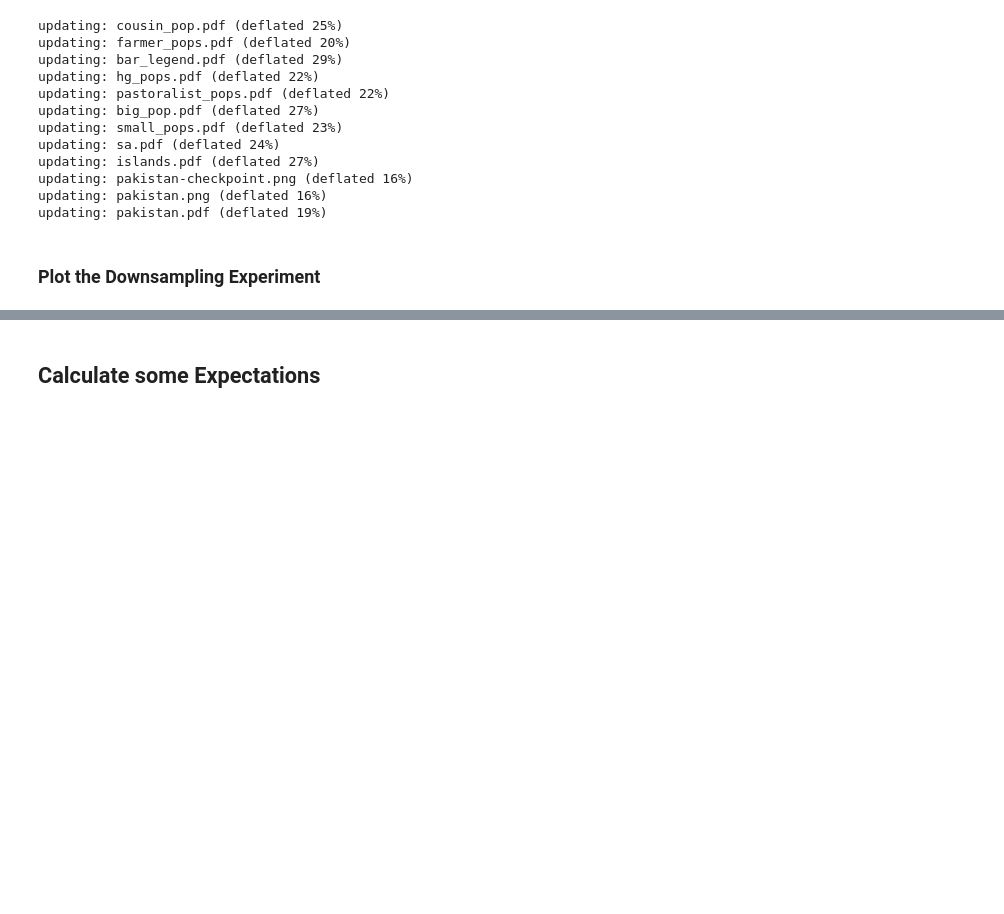
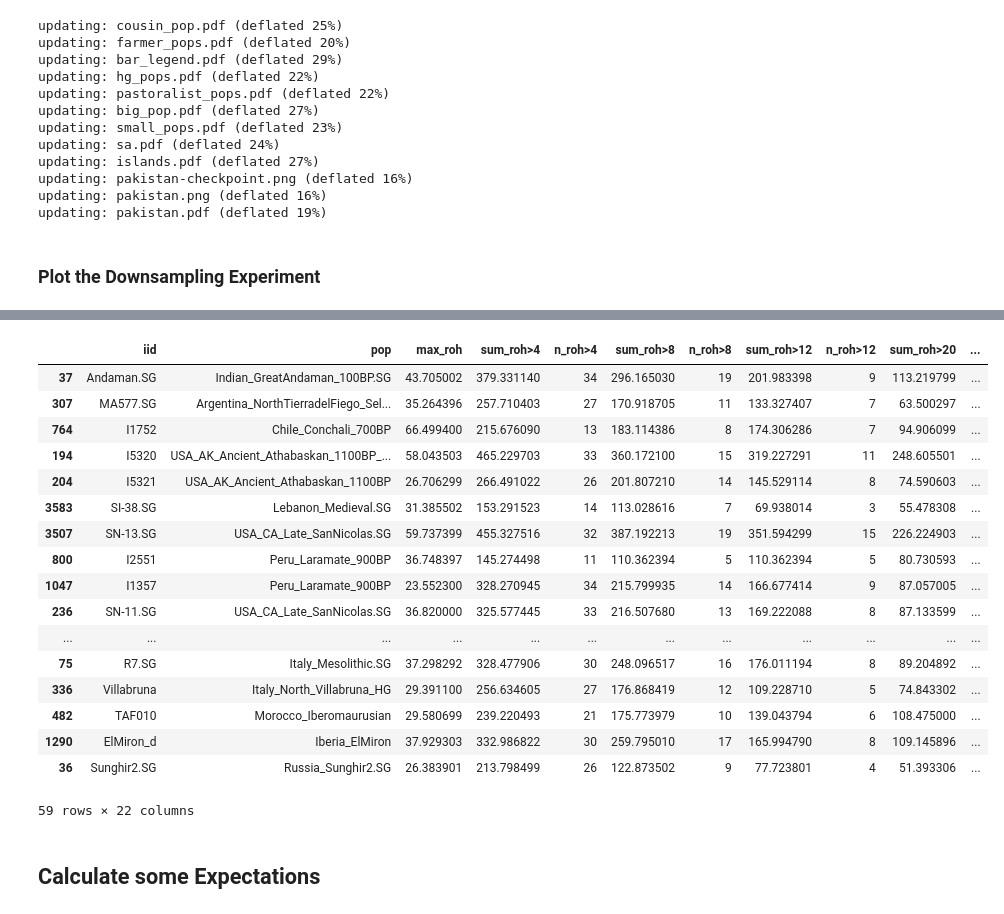
Before and after one commit to hringbauer/hapROH, a Jupyter notebook: Notebooks/Figures/plot_bar_ROH.ipynb, the cells around one changed output, grey strips where cells are left out. Cells and saved outputs as stored; diff of their text form; code cells hidden in the pictures; blank space fills up the shorter version.

```diff
--- a/Notebooks/Figures/plot_bar_ROH.ipynb
+++ b/Notebooks/Figures/plot_bar_ROH.ipynb
@@ -614,3 +639,24 @@ Saved figure to ./figures/manuscript/supplement/downsampling_sa/us_ishim_bars.pn
+# %%
+df1.sort_values(by="age")
+# %% [output]
+|  | iid | pop | max_roh | sum_roh>4 | n_roh>4 | sum_roh>8 | n_roh>8 | sum_roh>12 | n_roh>12 | sum_roh>20 | ... |
+| 37 | Andaman.SG | Indian_GreatAndaman_100BP.SG | 43.705002 | 379.331140 | 34 | 296.165030 | 19 | 201.983398 | 9 | 113.219799 | ... |
+| 307 | MA577.SG | Argentina_NorthTierradelFiego_Sel... | 35.264396 | 257.710403 | 27 | 170.918705 | 11 | 133.327407 | 7 | 63.500297 | ... |
+| 764 | I1752 | Chile_Conchali_700BP | 66.499400 | 215.676090 | 13 | 183.114386 | 8 | 174.306286 | 7 | 94.906099 | ... |
+| 194 | I5320 | USA_AK_Ancient_Athabaskan_1100BP_... | 58.043503 | 465.229703 | 33 | 360.172100 | 15 | 319.227291 | 11 | 248.605501 | ... |
+| 204 | I5321 | USA_AK_Ancient_Athabaskan_1100BP | 26.706299 | 266.491022 | 26 | 201.807210 | 14 | 145.529114 | 8 | 74.590603 | ... |
+| 3583 | SI-38.SG | Lebanon_Medieval.SG | 31.385502 | 153.291523 | 14 | 113.028616 | 7 | 69.938014 | 3 | 55.478308 | ... |
+| 3507 | SN-13.SG | USA_CA_Late_SanNicolas.SG | 59.737399 | 455.327516 | 32 | 387.192213 | 19 | 351.594299 | 15 | 226.224903 | ... |
+| 800 | I2551 | Peru_Laramate_900BP | 36.748397 | 145.274498 | 11 | 110.362394 | 5 | 110.362394 | 5 | 80.730593 | ... |
+| 1047 | I1357 | Peru_Laramate_900BP | 23.552300 | 328.270945 | 34 | 215.799935 | 14 | 166.677414 | 9 | 87.057005 | ... |
+| 236 | SN-11.SG | USA_CA_Late_SanNicolas.SG | 36.820000 | 325.577445 | 33 | 216.507680 | 13 | 169.222088 | 8 | 87.133599 | ... |
+| ... | ... | ... | ... | ... | ... | ... | ... | ... | ... | ... | ... |
+| 75 | R7.SG | Italy_Mesolithic.SG | 37.298292 | 328.477906 | 30 | 248.096517 | 16 | 176.011194 | 8 | 89.204892 | ... |
+| 336 | Villabruna | Italy_North_Villabruna_HG | 29.391100 | 256.634605 | 27 | 176.868419 | 12 | 109.228710 | 5 | 74.843302 | ... |
+| 482 | TAF010 | Morocco_Iberomaurusian | 29.580699 | 239.220493 | 21 | 175.773979 | 10 | 139.043794 | 6 | 108.475000 | ... |
+| 1290 | ElMiron_d | Iberia_ElMiron | 37.929303 | 332.986822 | 30 | 259.795010 | 17 | 165.994790 | 8 | 109.145896 | ... |
+| 36 | Sunghir2.SG | Russia_Sunghir2.SG | 26.383901 | 213.798499 | 26 | 122.873502 | 9 | 77.723801 | 4 | 51.393306 | ... |
+59 rows × 22 columns
 # %% [markdown]
 ## Calculate some Expectations
 # %%
```
Also changed, not shown: parts of 7 cells of this notebook, 5 other files.
